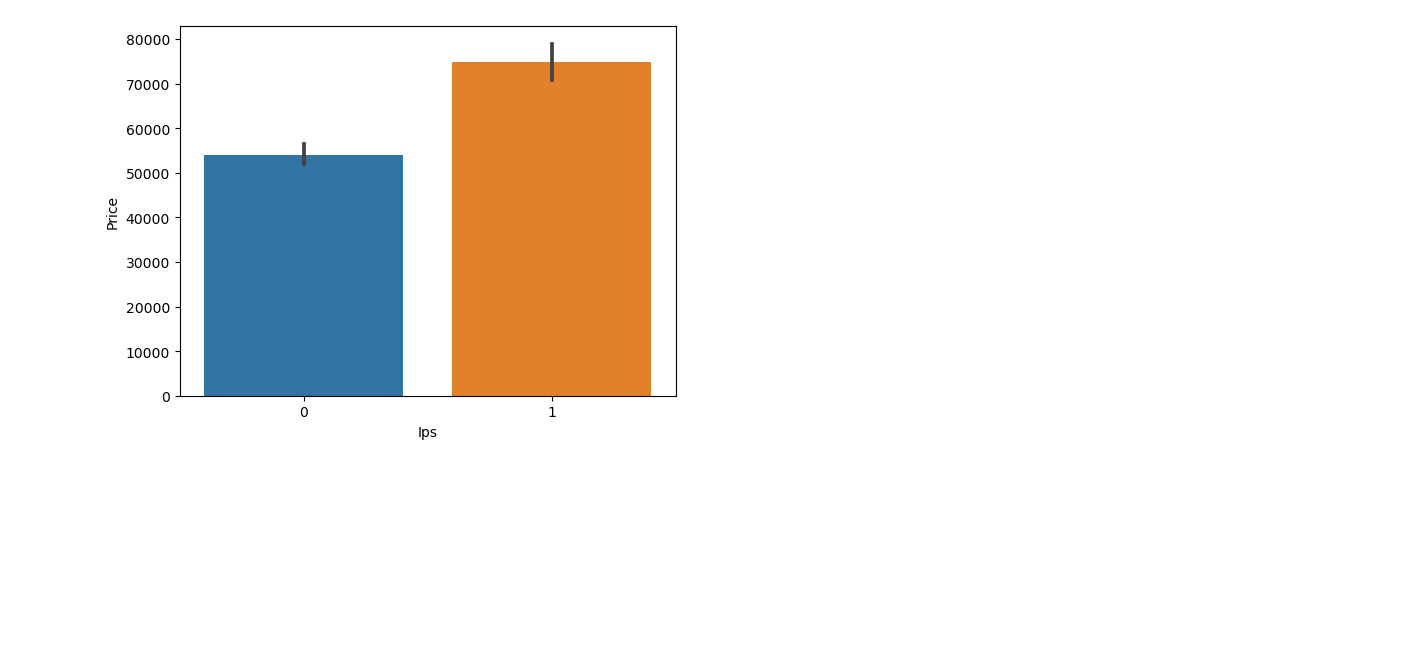
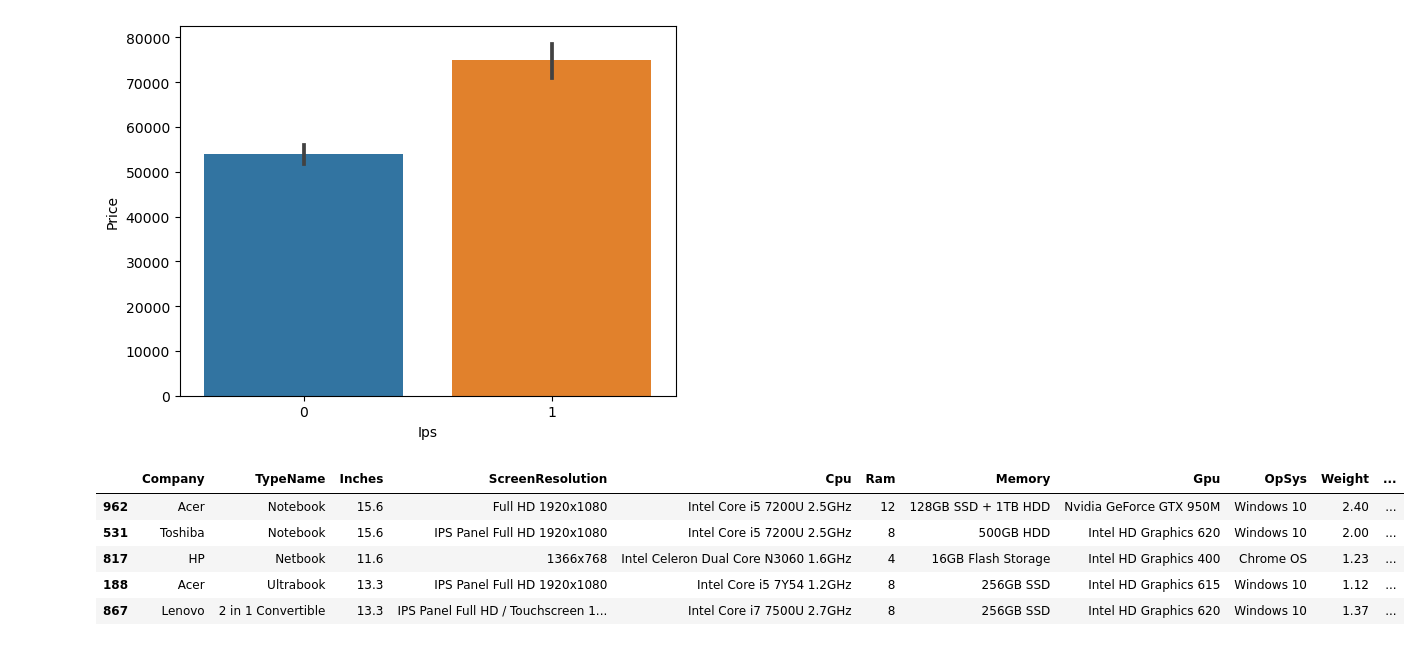
Before and after one commit to SHRISTI-web/Laptop_price_predictor, a Jupyter notebook: laptop_price_predictor.ipynb, the cells around one changed output. Drawn from its saved outputs; the diff is of its cells as text; code cells hidden in the pictures; blank space fills up the shorter version.

```diff
--- a/laptop_price_predictor.ipynb
+++ b/laptop_price_predictor.ipynb
@@ -226,3 +226,17 @@ sns.barplot(x=df['Ips'],y=df['Price'])
 # %% [output]
 <AxesSubplot: xlabel='Ips', ylabel='Price'>
 [figure]
+# %%
+new = df['ScreenResolution'].str.split('x',n=1,expand=True)
+# %%
+df['X_res'] = new[0]
+df['Y_res'] = new[1]
+# %%
+df.sample(5)
+# %% [output]
+|  | Company | TypeName | Inches | ScreenResolution | Cpu | Ram | Memory | Gpu | OpSys | Weight | ... |
+| 962 | Acer | Notebook | 15.6 | Full HD 1920x1080 | Intel Core i5 7200U 2.5GHz | 12 | 128GB SSD + 1TB HDD | Nvidia GeForce GTX 950M | Windows 10 | 2.40 | ... |
+| 531 | Toshiba | Notebook | 15.6 | IPS Panel Full HD 1920x1080 | Intel Core i5 7200U 2.5GHz | 8 | 500GB HDD | Intel HD Graphics 620 | Windows 10 | 2.00 | ... |
+| 817 | HP | Netbook | 11.6 | 1366x768 | Intel Celeron Dual Core N3060 1.6GHz | 4 | 16GB Flash Storage | Intel HD Graphics 400 | Chrome OS | 1.23 | ... |
+| 188 | Acer | Ultrabook | 13.3 | IPS Panel Full HD 1920x1080 | Intel Core i5 7Y54 1.2GHz | 8 | 256GB SSD | Intel HD Graphics 615 | Windows 10 | 1.12 | ... |
+| 867 | Lenovo | 2 in 1 Convertible | 13.3 | IPS Panel Full HD / Touchscreen 1... | Intel Core i7 7500U 2.7GHz | 8 | 256GB SSD | Intel HD Graphics 620 | Windows 10 | 1.37 | ... |
```
Also changed, not shown: parts of 28 cells of this notebook.
